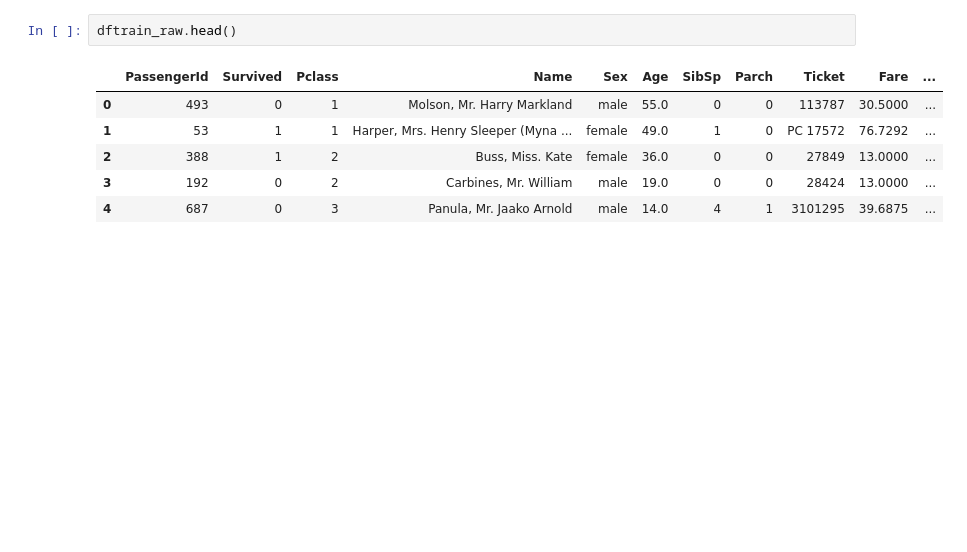
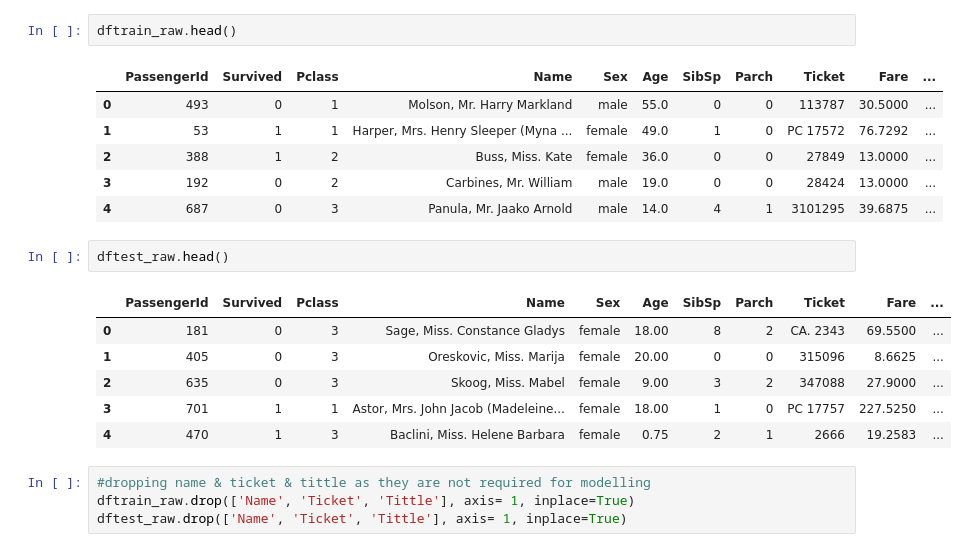
Before and after one commit to rohandawar/deeplearning_titanic, a Jupyter notebook: Learning_Tensorflow_1.ipynb, the cells around one changed output. Saved outputs shown, nothing was run; the diff lists cells and outputs as text; blank space fills up the shorter version.

```diff
--- a/Learning_Tensorflow_1.ipynb
+++ b/Learning_Tensorflow_1.ipynb
@@ -310,3 +310,16 @@ dftrain_raw.head()
 | 2 | 388 | 1 | 2 | Buss, Miss. Kate | female | 36.0 | 0 | 0 | 27849 | 13.0000 | ... |
 | 3 | 192 | 0 | 2 | Carbines, Mr. William | male | 19.0 | 0 | 0 | 28424 | 13.0000 | ... |
 | 4 | 687 | 0 | 3 | Panula, Mr. Jaako Arnold | male | 14.0 | 4 | 1 | 3101295 | 39.6875 | ... |
+# %%
+dftest_raw.head()
+# %% [output]
+|  | PassengerId | Survived | Pclass | Name | Sex | Age | SibSp | Parch | Ticket | Fare | ... |
+| 0 | 181 | 0 | 3 | Sage, Miss. Constance Gladys | female | 18.00 | 8 | 2 | CA. 2343 | 69.5500 | ... |
+| 1 | 405 | 0 | 3 | Oreskovic, Miss. Marija | female | 20.00 | 0 | 0 | 315096 | 8.6625 | ... |
+| 2 | 635 | 0 | 3 | Skoog, Miss. Mabel | female | 9.00 | 3 | 2 | 347088 | 27.9000 | ... |
+| 3 | 701 | 1 | 1 | Astor, Mrs. John Jacob (Madeleine... | female | 18.00 | 1 | 0 | PC 17757 | 227.5250 | ... |
+| 4 | 470 | 1 | 3 | Baclini, Miss. Helene Barbara | female | 0.75 | 2 | 1 | 2666 | 19.2583 | ... |
+# %%
+#dropping name & ticket & tittle as they are not required for modelling
+dftrain_raw.drop(['Name', 'Ticket', 'Tittle'], axis= 1, inplace=True)
+dftest_raw.drop(['Name', 'Ticket', 'Tittle'], axis= 1, inplace=True)
```
Also changed, not shown: parts of 2 cells of this notebook.
